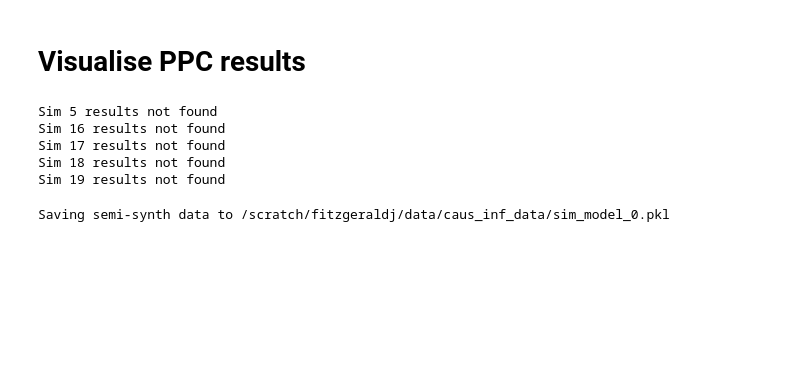
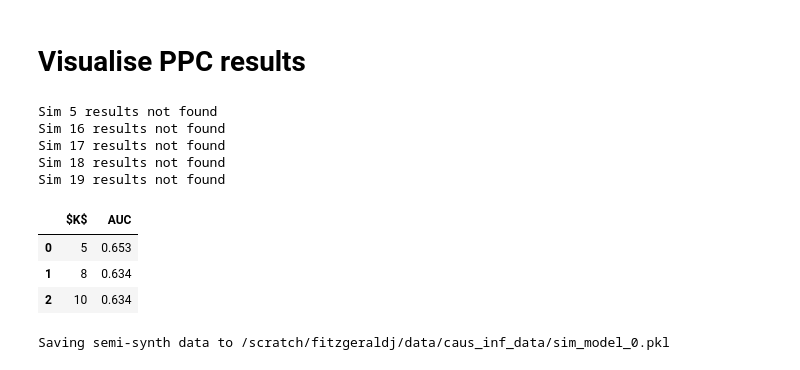
Before and after one commit to fitzgeraldja/PIF-DSBMM-DPF, a Jupyter notebook: src/pif_dsbmm_dpf/citation/citation_paper_results.ipynb, the cells around one changed output. Drawn from its saved outputs; the diff is of its cells as text; code cells hidden in the pictures; blank space fills up the shorter version.

```diff
--- a/src/pif_dsbmm_dpf/citation/citation_paper_results.ipynb
+++ b/src/pif_dsbmm_dpf/citation/citation_paper_results.ipynb
@@ -362,6 +378,33 @@ ppc_df[["$K$", "$Y$"]].set_index('$K$').to_latex("./results/topic-synth-ppcs.tex
 ppc_df[["$Q$", "$A$"]].set_index('$Q$').to_latex("./results/auth-synth-ppcs.tex", escape=False)
 # %%
 ppc_df[["$K$", "$Y$", "$Q$", "$A$"]]
+# %%
+auc_df = pd.DataFrame(
+    [
+        *zip(
+            [5, 8, 10],
+            np.array(
+                [
+                    dpf_auc_results.mean(axis=-1)[
+                        dpf_auc_results.mean(axis=-1)[:, col] != 0, col
+                    ].mean()
+                    for col in range(3)
+                ]
+            ),
+        )
+    ],
+    columns=["$K$", "AUC"],
+)
+auc_df["AUC"] = np.round(auc_df["AUC"],3)
+# auc_df.set_index("$K$",inplace=True)
+auc_df.to_latex("./results/topic-synth-aucs.tex",escape=False,index=False)
+# %%
+auc_df
+# %% [output]
+|  | $K$ | AUC |
+| 0 | 5 | 0.653 |
+| 1 | 8 | 0.634 |
+| 2 | 10 | 0.634 |
 # %%
 from pif_dsbmm_dpf.citation.predictive_check import calculate_ppc_dsbmm, calculate_ppc_dpf, mask_topics
 
```
Also changed, not shown: parts of 6 cells of this notebook, 1 other file.
